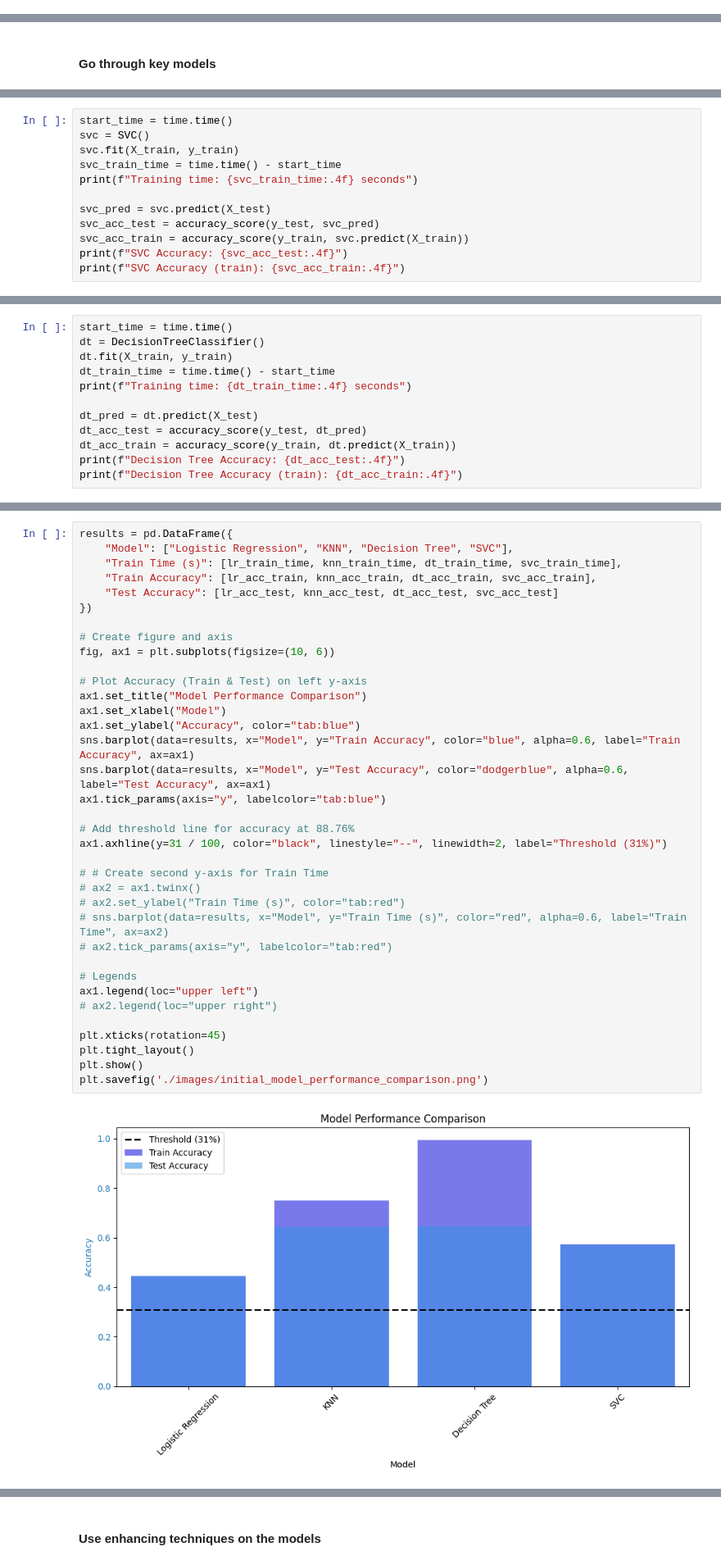
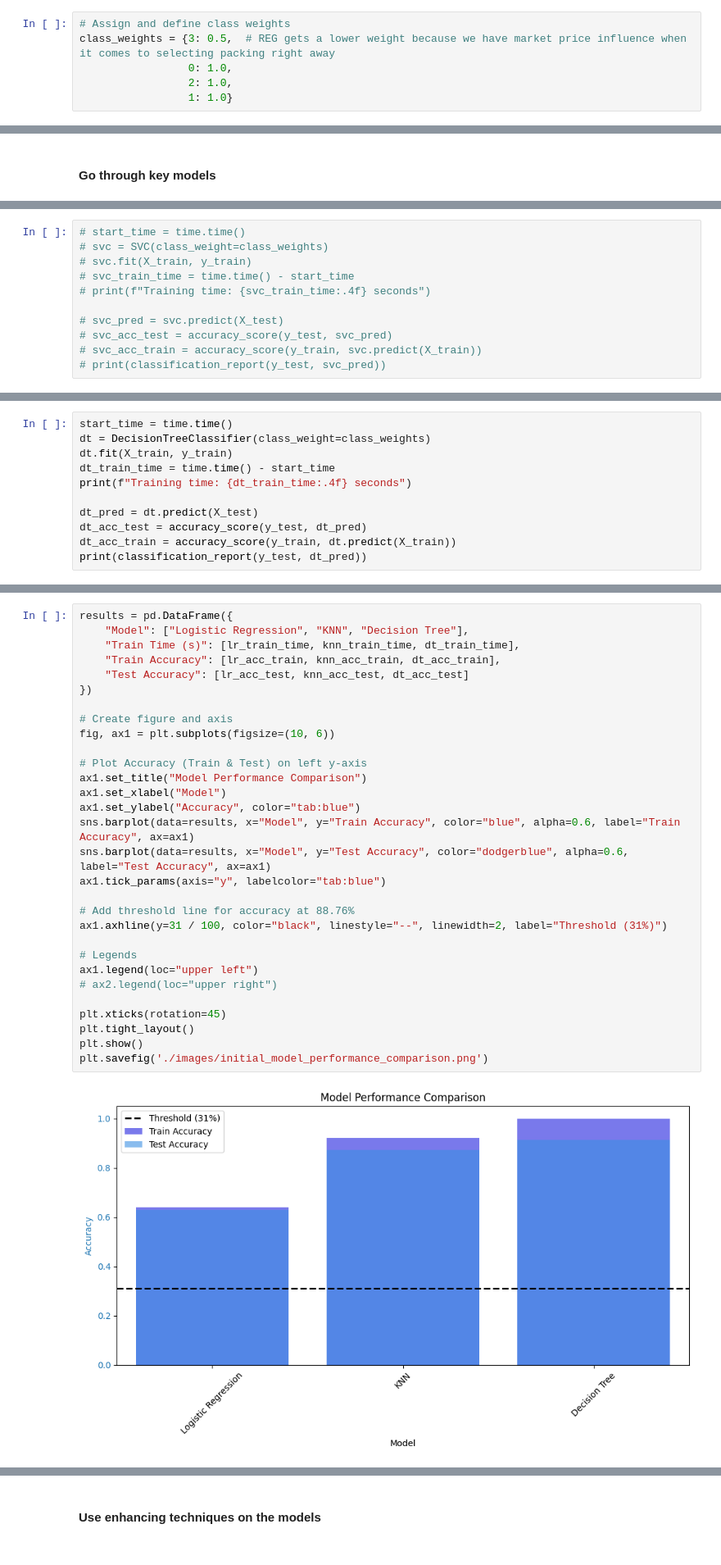
Before and after one commit to eflo11/Berkely_Capstone, a Jupyter notebook: main.ipynb, the cells around one changed output, grey strips where cells are left out. Shown at 82% size. Cells and saved outputs as stored; diff of their text form.

```diff
--- a/main.ipynb
+++ b/main.ipynb
@@ -133,6 +194,12 @@ X_trimmed = pd.concat([X_trimmed, X[variety_columns]], axis=1)
 X_train, X_test, y_train, y_test = train_test_split(
     X_trimmed, y, test_size=0.3, random_state=42
 )
+# %%
+# Assign and define class weights
+class_weights = {3: 0.5,  # REG gets a lower weight because we have market price influence when it comes to selecting packing right away
+                 0: 1.0,
+                 2: 1.0,
+                 1: 1.0}
 # %% [markdown]
 ### Set Up Baseline Model
 # %%
@@ -196,12 +274,11 @@ KNN Accuracy (train): 0.7502
 # %%
-start_time = time.time()
-svc = SVC()
-svc.fit(X_train, y_train)
-svc_train_time = time.time() - start_time
-print(f"Training time: {svc_train_time:.4f} seconds")
+# start_time = time.time()
+# svc = SVC(class_weight=class_weights)
+# svc.fit(X_train, y_train)
+# svc_train_time = time.time() - start_time
+# print(f"Training time: {svc_train_time:.4f} seconds")
 
-svc_pred = svc.predict(X_test)
-svc_acc_test = accuracy_score(y_test, svc_pred)
-svc_acc_train = accuracy_score(y_train, svc.predict(X_train))
-print(f"SVC Accuracy: {svc_acc_test:.4f}")
-print(f"SVC Accuracy (train): {svc_acc_train:.4f}")
+# svc_pred = svc.predict(X_test)
+# svc_acc_test = accuracy_score(y_test, svc_pred)
+# svc_acc_train = accuracy_score(y_train, svc.predict(X_train))
+# print(classification_report(y_test, svc_pred))
@@ -212,6 +285,6 @@ SVC Accuracy (train): 0.5731
 # %%
 start_time = time.time()
-dt = DecisionTreeClassifier()
+dt = DecisionTreeClassifier(class_weight=class_weights)
 dt.fit(X_train, y_train)
 dt_train_time = time.time() - start_time
 print(f"Training time: {dt_train_time:.4f} seconds")
@@ -219,6 +292,5 @@ print(f"Training time: {dt_train_time:.4f} seconds")
 dt_pred = dt.predict(X_test)
 dt_acc_test = accuracy_score(y_test, dt_pred)
 dt_acc_train = accuracy_score(y_train, dt.predict(X_train))
-print(f"Decision Tree Accuracy: {dt_acc_test:.4f}")
-print(f"Decision Tree Accuracy (train): {dt_acc_train:.4f}")
+print(classification_report(y_test, dt_pred))
 # %% [output]
@@ -228,41 +308,35 @@ Decision Tree Accuracy (train): 0.9945
 # %%
 results = pd.DataFrame({
-    "Model": ["Logistic Regression", "KNN", "Decision Tree", "SVC"],
-    "Train Time (s)": [lr_train_time, knn_train_time, dt_train_time, svc_train_time],
-    "Train Accuracy": [lr_acc_train, knn_acc_train, dt_acc_train, svc_acc_train],
-    "Test Accuracy": [lr_acc_test, knn_acc_test, dt_acc_test, svc_acc_test]
+    "Model": ["Logistic Regression", "KNN", "Decision Tree"],
+    "Train Time (s)": [lr_train_time, knn_train_time, dt_train_time],
+    "Train Accuracy": [lr_acc_train, knn_acc_train, dt_acc_train],
+    "Test Accuracy": [lr_acc_test, knn_acc_test, dt_acc_test]
 })
 
 # Create figure and axis
 fig, ax1 = plt.subplots(figsize=(10, 6))
 
 # Plot Accuracy (Train & Test) on left y-axis
 ax1.set_title("Model Performance Comparison")
 ax1.set_xlabel("Model")
 ax1.set_ylabel("Accuracy", color="tab:blue")
 sns.barplot(data=results, x="Model", y="Train Accuracy", color="blue", alpha=0.6, label="Train Accuracy", ax=ax1)
 sns.barplot(data=results, x="Model", y="Test Accuracy", color="dodgerblue", alpha=0.6, label="Test Accuracy", ax=ax1)
 ax1.tick_params(axis="y", labelcolor="tab:blue")
 
 # Add threshold line for accuracy at 88.76%
 ax1.axhline(y=31 / 100, color="black", linestyle="--", linewidth=2, label="Threshold (31%)")
 
-# # Create second y-axis for Train Time
-# ax2 = ax1.twinx()
-# ax2.set_ylabel("Train Time (s)", color="tab:red")
-# sns.barplot(data=results, x="Model", y="Train Time (s)", color="red", alpha=0.6, label="Train Time", ax=ax2)
-# ax2.tick_params(axis="y", labelcolor="tab:red")
-
 # Legends
 ax1.legend(loc="upper left")
 # ax2.legend(loc="upper right")
 
 plt.xticks(rotation=45)
 plt.tight_layout()
 plt.show()
 plt.savefig('./images/initial_model_performance_comparison.png')
 # %% [output]
-[figure, old version]
+[figure, new version]
 <Figure size 640x480 with 0 Axes>
 # %% [markdown]
 #### Use enhancing techniques on the models
```
Also changed, not shown: parts of 24 cells of this notebook, 2 other files.
